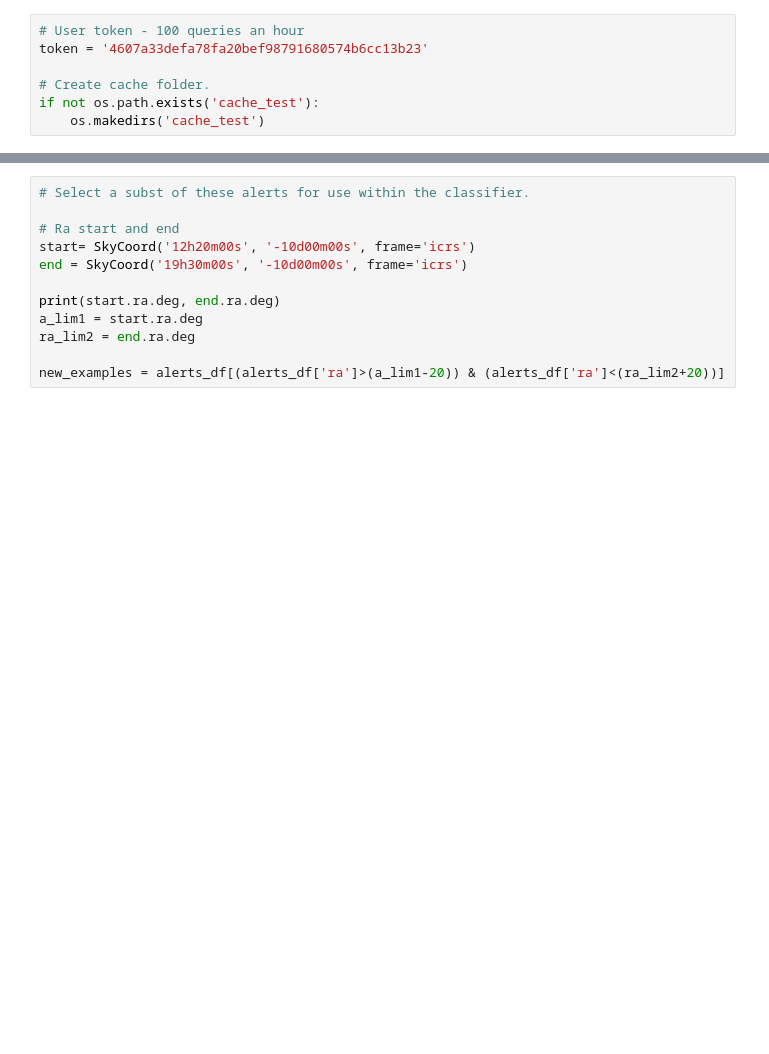
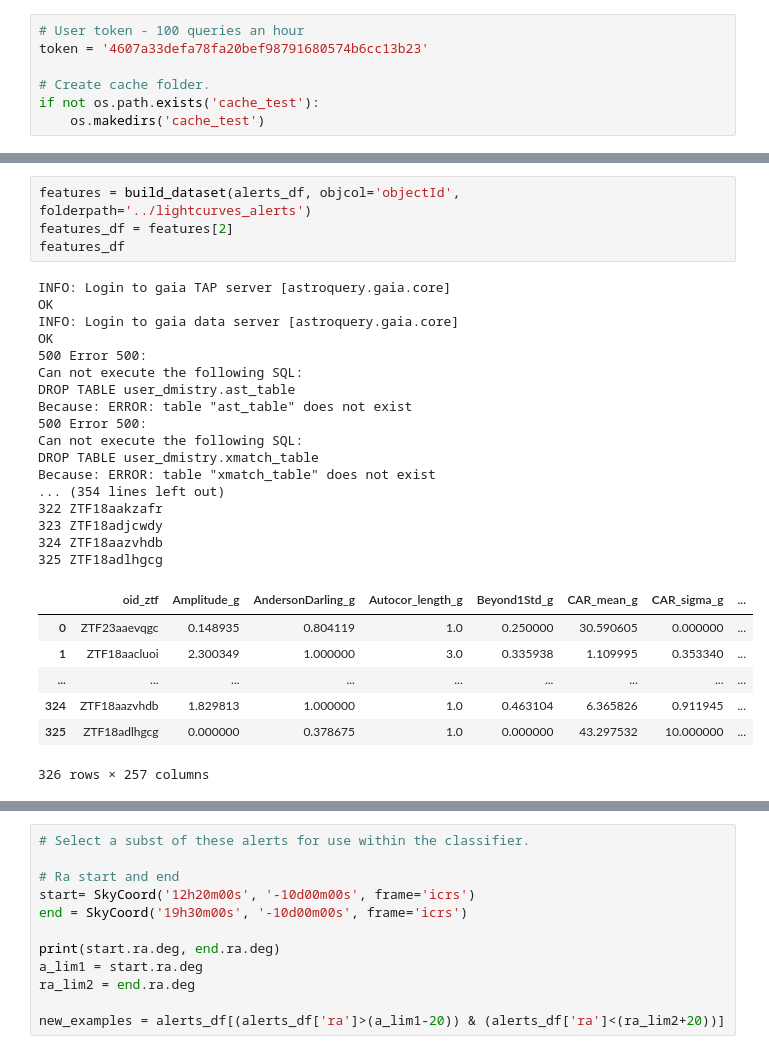
Before and after one commit to dharmesh1007/ZTF_code, a Jupyter notebook: source/9-lasair_CV_filter.ipynb, the cells around one changed output, grey strips where cells are left out. Drawn from its saved outputs; the diff is of its cells as text; blank space fills up the shorter version.

```diff
--- a/source/9-lasair_CV_filter.ipynb
+++ b/source/9-lasair_CV_filter.ipynb
@@ -158,0 +281,29 @@ Name: classification, dtype: int64
+# %%
+features = build_dataset(alerts_df, objcol='objectId', folderpath='../lightcurves_alerts')
+features_df = features[2]
+features_df
+# %% [output]
+INFO: Login to gaia TAP server [astroquery.gaia.core]
+OK
+INFO: Login to gaia data server [astroquery.gaia.core]
+OK
+500 Error 500:
+Can not execute the following SQL:
+DROP TABLE user_dmistry.ast_table
+Because: ERROR: table "ast_table" does not exist
+500 Error 500:
+Can not execute the following SQL:
+DROP TABLE user_dmistry.xmatch_table
+Because: ERROR: table "xmatch_table" does not exist
+... (354 lines left out)
+322 ZTF18aakzafr
+323 ZTF18adjcwdy
+324 ZTF18aazvhdb
+325 ZTF18adlhgcg
+|  | oid_ztf | Amplitude_g | AndersonDarling_g | Autocor_length_g | Beyond1Std_g | CAR_mean_g | CAR_sigma_g | ... |
+| 0 | ZTF23aaevqgc | 0.148935 | 0.804119 | 1.0 | 0.250000 | 30.590605 | 0.000000 | ... |
+| 1 | ZTF18aacluoi | 2.300349 | 1.000000 | 3.0 | 0.335938 | 1.109995 | 0.353340 | ... |
+| ... | ... | ... | ... | ... | ... | ... | ... | ... |
+| 324 | ZTF18aazvhdb | 1.829813 | 1.000000 | 1.0 | 0.463104 | 6.365826 | 0.911945 | ... |
+| 325 | ZTF18adlhgcg | 0.000000 | 0.378675 | 1.0 | 0.000000 | 43.297532 | 10.000000 | ... |
+326 rows × 257 columns
```
Also changed, not shown: parts of 23 cells of this notebook, 2 other files.
